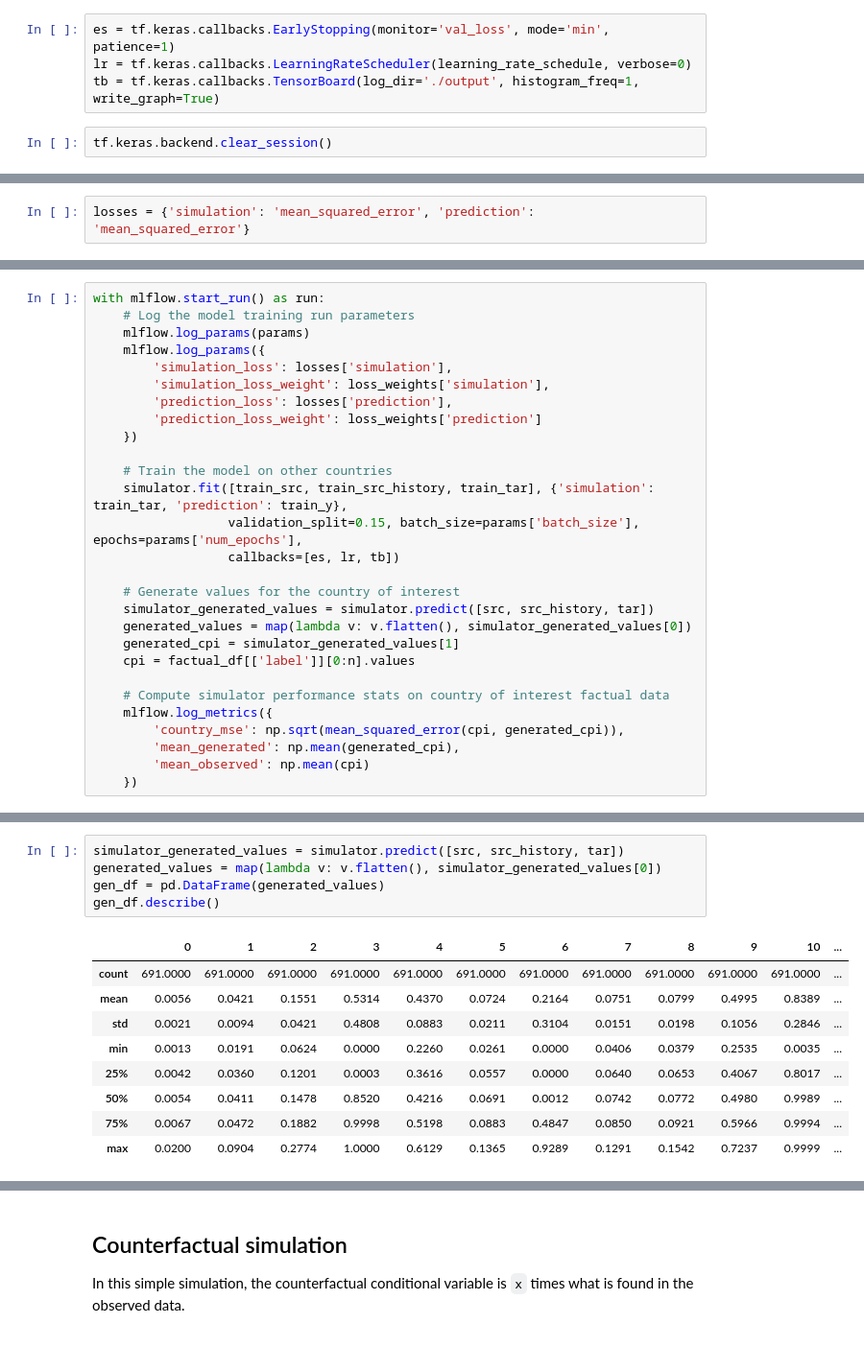
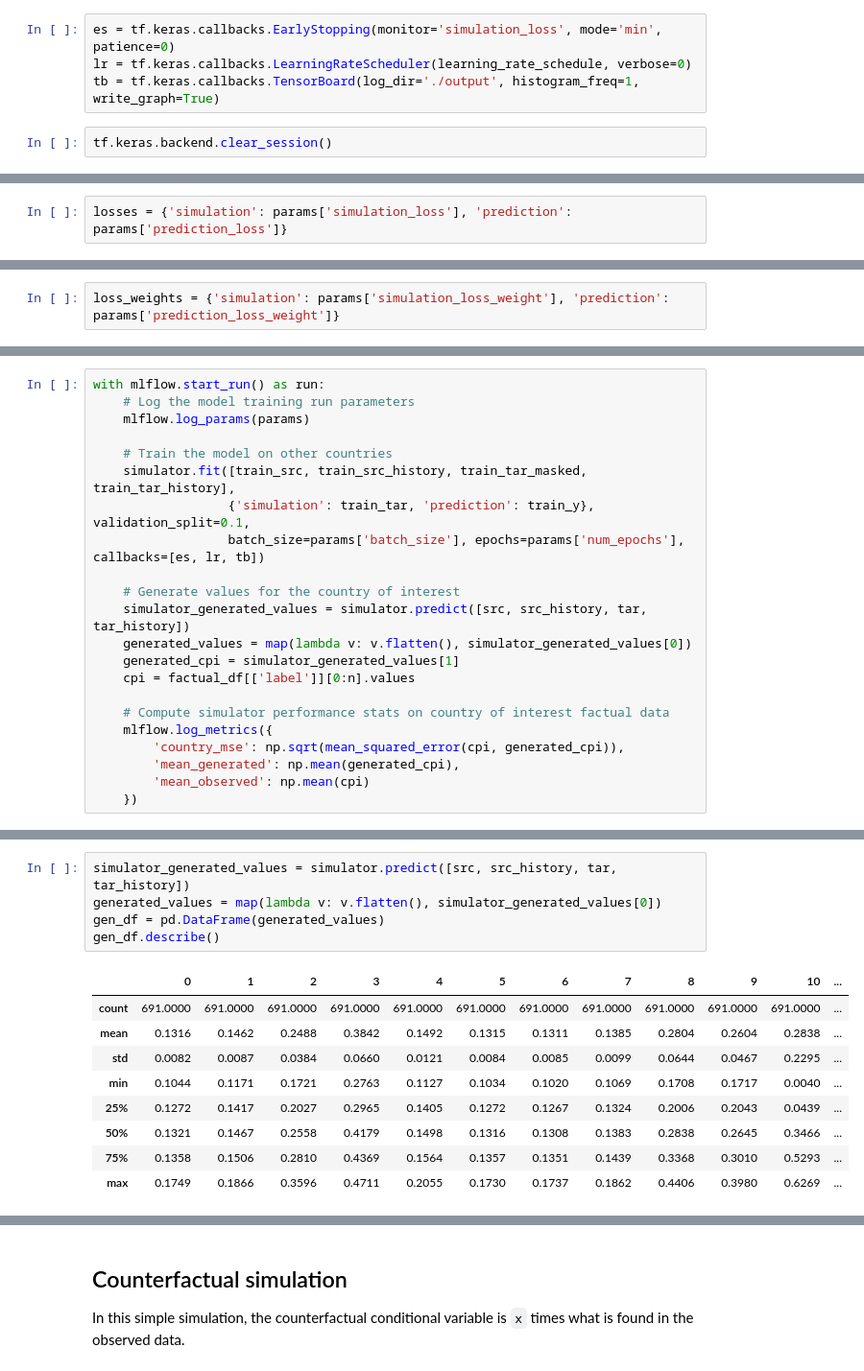
Before and after one commit to denominations-io/macroeconomics, a Jupyter notebook: timeseries_transformer.ipynb, the cells around one changed output, grey strips where cells are left out. Shown at 96% size. Drawn from its saved outputs; the diff is of its cells as text.

Commit message:
cleanup timeseries transformer feautres; add target masking; use target history

```diff
--- a/timeseries_transformer.ipynb
+++ b/timeseries_transformer.ipynb
@@ -462,7 +496,7 @@ def learning_rate_schedule(epoch, lr):
 if os.path.exists('./output'):
     shutil.rmtree('./output/')
 # %%
-es = tf.keras.callbacks.EarlyStopping(monitor='val_loss', mode='min', patience=1)
+es = tf.keras.callbacks.EarlyStopping(monitor='simulation_loss', mode='min', patience=0)
 lr = tf.keras.callbacks.LearningRateScheduler(learning_rate_schedule, verbose=0)
 tb = tf.keras.callbacks.TensorBoard(log_dir='./output', histogram_freq=1, write_graph=True)
 # %%
@@ -491,4 +539,4 @@ def build_simulator(params, model_name='simulator'):
     simulator.summary()
     return simulator
 # %%
-losses = {'simulation': 'mean_squared_error', 'prediction': 'mean_squared_error'}
+losses = {'simulation': params['simulation_loss'], 'prediction': params['prediction_loss']}
@@ -497,3 +543,5 @@ loss_weights = {'simulation': 1.0, 'prediction': 0.00001}
+# %%
+loss_weights = {'simulation': params['simulation_loss_weight'], 'prediction': params['prediction_loss_weight']}
 # %%
 simulator = build_simulator(params)
 simulator.compile(params['optimizer'], loss=losses, loss_weights=loss_weights, metrics=['mse'])
@@ -519,20 +567,14 @@ ________________________________________________________________________________
 with mlflow.start_run() as run:
     # Log the model training run parameters
     mlflow.log_params(params)
-    mlflow.log_params({
-        'simulation_loss': losses['simulation'],
-        'simulation_loss_weight': loss_weights['simulation'],
-        'prediction_loss': losses['prediction'],
-        'prediction_loss_weight': loss_weights['prediction']
-    })
 
     # Train the model on other countries
-    simulator.fit([train_src, train_src_history, train_tar], {'simulation': train_tar, 'prediction': train_y},
-                  validation_split=0.15, batch_size=params['batch_size'], epochs=params['num_epochs'],
-                  callbacks=[es, lr, tb])
+    simulator.fit([train_src, train_src_history, train_tar_masked, train_tar_history],
+                  {'simulation': train_tar, 'prediction': train_y}, validation_split=0.1,
+                  batch_size=params['batch_size'], epochs=params['num_epochs'], callbacks=[es, lr, tb])
 
     # Generate values for the country of interest
-    simulator_generated_values = simulator.predict([src, src_history, tar])
+    simulator_generated_values = simulator.predict([src, src_history, tar, tar_history])
     generated_values = map(lambda v: v.flatten(), simulator_generated_values[0])
     generated_cpi = simulator_generated_values[1]
     cpi = factual_df[['label']][0:n].values
@@ -567,18 +619,18 @@ pd.DataFrame(generator_target).describe()
 # %%
-simulator_generated_values = simulator.predict([src, src_history, tar])
+simulator_generated_values = simulator.predict([src, src_history, tar, tar_history])
 generated_values = map(lambda v: v.flatten(), simulator_generated_values[0])
 gen_df = pd.DataFrame(generated_values)
 gen_df.describe()
 # %% [output]
 |  | 0 | 1 | 2 | 3 | 4 | 5 | 6 | 7 | 8 | 9 | 10 | ... |
 | count | 691.0000 | 691.0000 | 691.0000 | 691.0000 | 691.0000 | 691.0000 | 691.0000 | 691.0000 | 691.0000 | 691.0000 | 691.0000 | ... |
-| mean | 0.0056 | 0.0421 | 0.1551 | 0.5314 | 0.4370 | 0.0724 | 0.2164 | 0.0751 | 0.0799 | 0.4995 | 0.8389 | ... |
-| std | 0.0021 | 0.0094 | 0.0421 | 0.4808 | 0.0883 | 0.0211 | 0.3104 | 0.0151 | 0.0198 | 0.1056 | 0.2846 | ... |
-| min | 0.0013 | 0.0191 | 0.0624 | 0.0000 | 0.2260 | 0.0261 | 0.0000 | 0.0406 | 0.0379 | 0.2535 | 0.0035 | ... |
-| 25% | 0.0042 | 0.0360 | 0.1201 | 0.0003 | 0.3616 | 0.0557 | 0.0000 | 0.0640 | 0.0653 | 0.4067 | 0.8017 | ... |
-| 50% | 0.0054 | 0.0411 | 0.1478 | 0.8520 | 0.4216 | 0.0691 | 0.0012 | 0.0742 | 0.0772 | 0.4980 | 0.9989 | ... |
-| 75% | 0.0067 | 0.0472 | 0.1882 | 0.9998 | 0.5198 | 0.0883 | 0.4847 | 0.0850 | 0.0921 | 0.5966 | 0.9994 | ... |
-| max | 0.0200 | 0.0904 | 0.2774 | 1.0000 | 0.6129 | 0.1365 | 0.9289 | 0.1291 | 0.1542 | 0.7237 | 0.9999 | ... |
+| mean | 0.1316 | 0.1462 | 0.2488 | 0.3842 | 0.1492 | 0.1315 | 0.1311 | 0.1385 | 0.2804 | 0.2604 | 0.2838 | ... |
+| std | 0.0082 | 0.0087 | 0.0384 | 0.0660 | 0.0121 | 0.0084 | 0.0085 | 0.0099 | 0.0644 | 0.0467 | 0.2295 | ... |
+| min | 0.1044 | 0.1171 | 0.1721 | 0.2763 | 0.1127 | 0.1034 | 0.1020 | 0.1069 | 0.1708 | 0.1717 | 0.0040 | ... |
+| 25% | 0.1272 | 0.1417 | 0.2027 | 0.2965 | 0.1405 | 0.1272 | 0.1267 | 0.1324 | 0.2006 | 0.2043 | 0.0439 | ... |
+| 50% | 0.1321 | 0.1467 | 0.2558 | 0.4179 | 0.1498 | 0.1316 | 0.1308 | 0.1383 | 0.2838 | 0.2645 | 0.3466 | ... |
+| 75% | 0.1358 | 0.1506 | 0.2810 | 0.4369 | 0.1564 | 0.1357 | 0.1351 | 0.1439 | 0.3368 | 0.3010 | 0.5293 | ... |
+| max | 0.1749 | 0.1866 | 0.3596 | 0.4711 | 0.2055 | 0.1730 | 0.1737 | 0.1862 | 0.4406 | 0.3980 | 0.6269 | ... |
 # %%
 plt.figure(figsize=(15,7))
 plt.plot(cpi, label='observed cpi')
```
Also changed, not shown: parts of 27 cells of this notebook, 1 other file.
